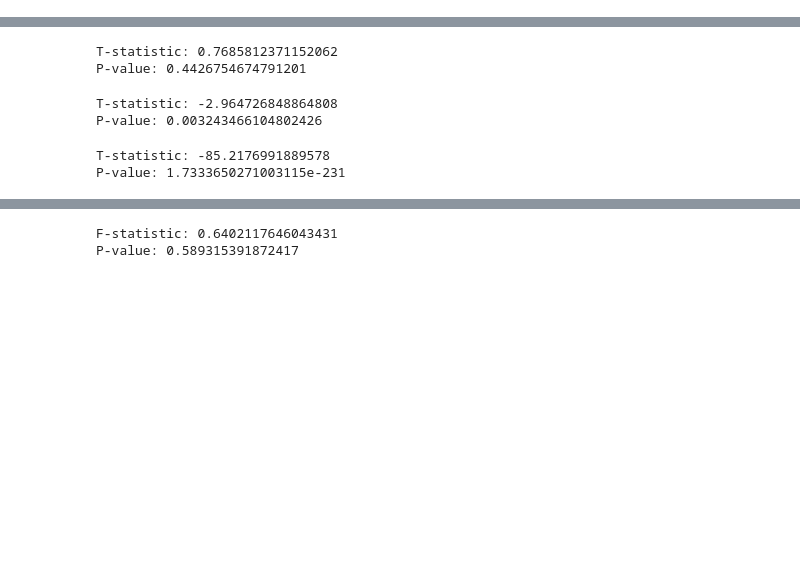
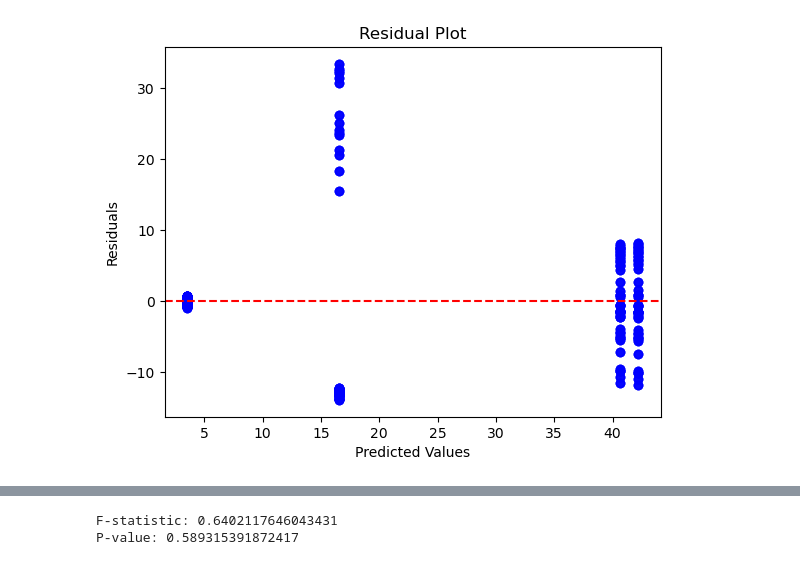
Before and after one commit to anniepfeufer/DA_401, a Jupyter notebook: analysis.ipynb, the cells around one changed output, grey strips where cells are left out. Drawn from its saved outputs; the diff is of its cells as text; code cells hidden in the pictures; blank space fills up the shorter version.

```diff
--- a/analysis.ipynb
+++ b/analysis.ipynb
@@ -106,8 +93,17 @@ Notes:
 # %%
 model = smf.ols("input_cost ~ C(Tillage_st_x)", total).fit()
 
+residuals = model.resid
+predicted_values = model.fittedvalues
+pyplot.scatter(predicted_values, residuals, alpha=0.6, color='b')
+pyplot.axhline(y=0, color='r', linestyle='--')  # Horizontal line at 0 (ideal for residuals)
+pyplot.title('Residual Plot')
+pyplot.ylabel('Residuals')
+pyplot.xlabel('Predicted Values')
+pyplot.show()
 print(model.summary())
 # %% [output]
+[figure, added]
                             OLS Regression Results
 ==============================================================================
 Dep. Variable:             input_cost   R-squared:                       0.720
@@ -136,27 +132,3 @@ chisel = total[total['Tillage_st_x'] == "Chisel"].copy()
 chisel.dropna(inplace=True)
 conv = total[total['Tillage_st_x'] == "Conv"].copy()
 conv.dropna(inplace=True)
-# %%
-t_stat, p_value = stats.ttest_ind(no_till["profit"], conv["profit"], nan_policy="omit")
-
-print("T-statistic:", t_stat)
-print("P-value:", p_value)
-# %% [output]
-T-statistic: 0.7685812371152062
-P-value: 0.4426754674791201
-# %%
-t_stat, p_value = stats.ttest_ind(no_till["Yield_bu_ac"], conv["Yield_bu_ac"], nan_policy="omit")
-
-print("T-statistic:", t_stat)
-print("P-value:", p_value)
-# %% [output]
-T-statistic: -2.964726848864808
-P-value: 0.003243466104802426
-# %%
-t_stat, p_value = stats.ttest_ind(no_till["input_cost"], conv["input_cost"], nan_policy="omit")
-
-print("T-statistic:", t_stat)
-print("P-value:", p_value)
-# %% [output]
-T-statistic: -85.2176991889578
-P-value: 1.7333650271003115e-231
```
Also changed, not shown: parts of 18 cells of this notebook.
